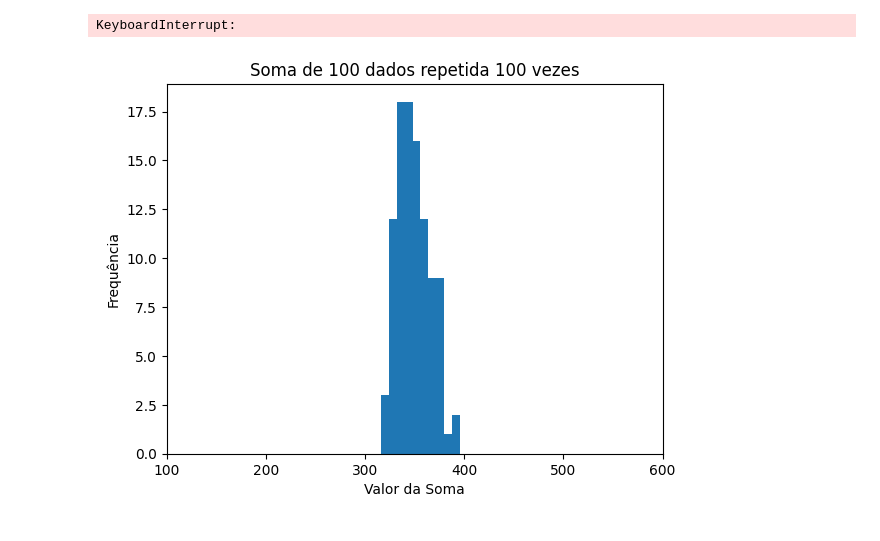
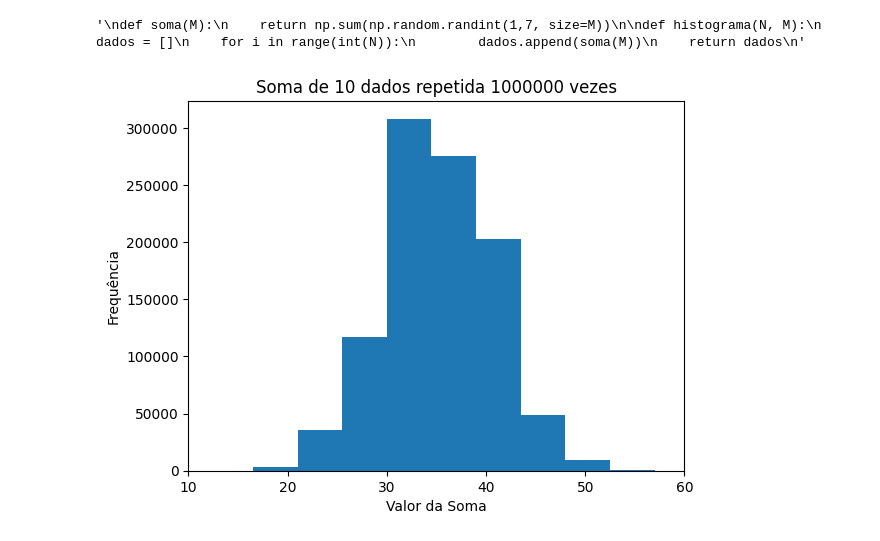
Before and after one commit to matncb/fund-prog, a Jupyter notebook: lista2/ex1.ipynb, the cells around one changed output. Cells and saved outputs as stored; diff of their text form; code cells hidden in the pictures.

```diff
--- a/lista2/ex1.ipynb
+++ b/lista2/ex1.ipynb
@@ -4,19 +4,27 @@
 import numpy as np
 import matplotlib.pyplot as plt
 import matplotlib.animation as animation
+# %%
+def histograma(N, M):
+    matriz = np.random.randint(1,7, size=(int(N),int(M)))
+    dados = []
+    for i in range(int(N)):
+        dados.append(np.sum(matriz[i]))
+    return dados
 # %%
+'''
 def soma(M):
-    S = 0
-    for i in range(int(M)):
-        S += np.random.randint(1,7)
-
-    return S
+    return np.sum(np.random.randint(1,7, size=M))
 
 def histograma(N, M):
     dados = []
     for i in range(int(N)):
         dados.append(soma(M))
     return dados
+'''
+#melhor vetorizar
+# %% [output]
+'\ndef soma(M):\n    return np.sum(np.random.randint(1,7, size=M))\n\ndef histograma(N, M):\n    dados = []\n    for i in range(int(N)):\n        dados.append(soma(M))\n    return dados\n'
 # %%
 num_div = 10
 # %%
@@ -43,9 +51,8 @@ def gerar_gif(M):
 
 
     ani = animation.FuncAnimation(fig, update, fargs=(ax, N, M), frames = len(N), interval = 500)
-    ani.save(filename= "teste.gif", writer="pillow")
+    ani.save(filename= "ex1.gif", writer="pillow")
 # %%
-gerar_gif(100)
+gerar_gif(10)
 # %% [output]
-KeyboardInterrupt:
-[figure, old version]
+[figure, new version]
```
Also changed, not shown: 4 other files.
